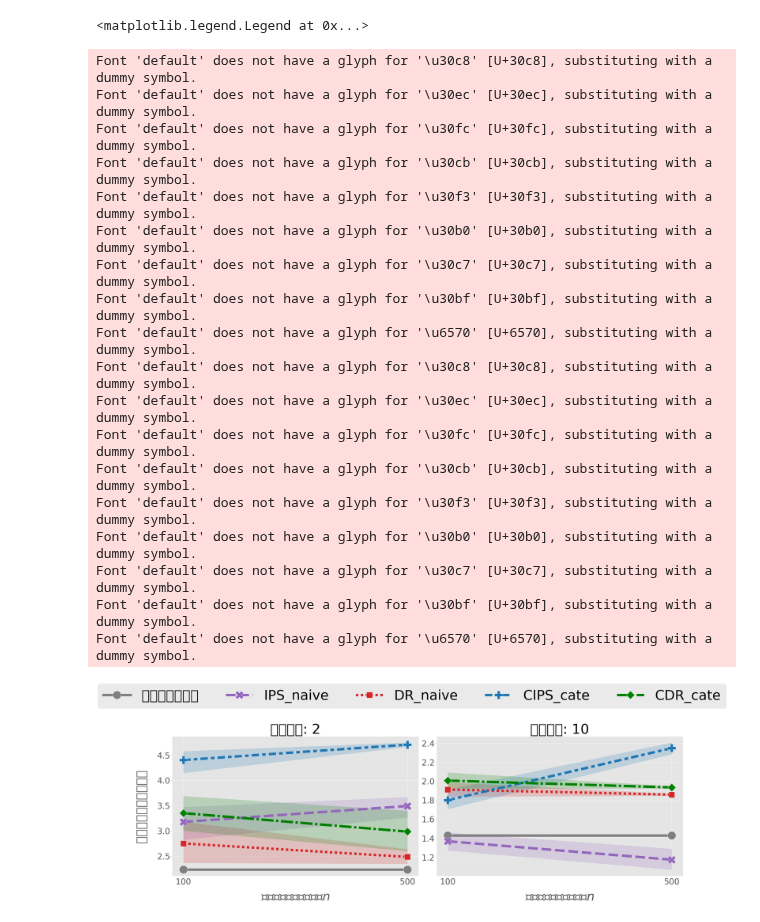
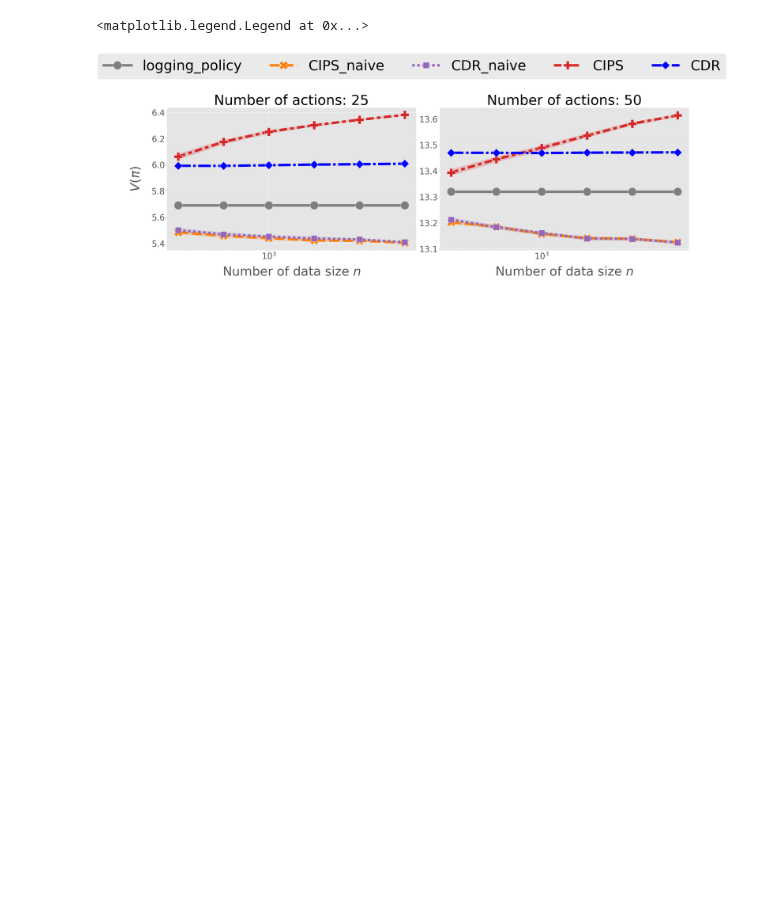
Before and after one commit to RickHub0115/Estimator-for-Offline-Policy-Evaluation-of-Recommending-Multiple-Actions-Considering-Platform-Wide-R, a Jupyter notebook: opl.ipynb, the cells around one changed output. Saved outputs shown, nothing was run; the diff lists cells and outputs as text; code cells hidden in the pictures; blank space fills up the shorter version.

```diff
--- a/opl.ipynb
+++ b/opl.ipynb
@@ -204,17 +25,17 @@ class BasedGradientPolicyLearner_CDR:
 # %%
 ## シミュレーション設定
-num_runs = 10 # シミュレーションの繰り返し回数
-dim_x = 5 # 特徴量xの次元
+num_runs = 100 # シミュレーションの繰り返し回数
+dim_x = 10 # 特徴量xの次元
 num_actions = 2 # 行動数, |A|
 beta = -0.1 # データ収集方策のパラメータ
-max_iter = 5 # エポック数
-test_data_size = 500 # テストデータのサイズ
+max_iter = 20 # エポック数
+test_data_size = 10000 # テストデータのサイズ
 random_state = 12345
 torch.manual_seed(random_state)
 random_ = check_random_state(random_state)
-num_actions_list = [2, 10] # 行動数
-num_data_list = [100, 500] # トレーニングデータのサイズ
-k=1
+num_actions_list = [25, 50] # 行動数
+num_data_list = [250, 500, 1000, 2000, 4000, 8000] # トレーニングデータのサイズ
+k=5
 # %%
 result_df_data_list = []
 for num_actions in num_actions_list:
@@ -256,29 +77,29 @@ for num_actions in num_actions_list:
                 dim_x=dim_x, num_actions=num_actions, max_iter=max_iter, random_state=random_state + _
             )
             ips_naive.fit(offline_logged_data, test_data)
-            pi_ips = ips_naive.predict(test_data)
-            true_value_of_learned_policies["ips-naive"] = (pi_ips * q_x_a_1 + (1 - pi_ips) * q_x_a_0).sum(1).mean()
+            pi_ips_naive = ips_naive.predict(test_data)
+            true_value_of_learned_policies["ips-naive"] = (pi_ips_naive * q_x_a_1 + (1 - pi_ips_naive) * q_x_a_0).sum(1).mean()
             ### CDR_naive
             cdr_naive = BasedGradientPolicyLearner_CDR(
                 dim_x=dim_x, num_actions=num_actions, max_iter=max_iter, random_state=random_state + _
             )
             cdr_naive.fit(offline_logged_data, test_data)
-            pi_cdr = cdr_naive.predict(test_data)
-            true_value_of_learned_policies["cdr-naive"] = (pi_cdr * q_x_a_1 + (1 - pi_cdr) * q_x_a_0).sum(1).mean()
+            pi_cdr_naive = cdr_naive.predict(test_data)
+            true_value_of_learned_policies["cdr-naive"] = (pi_cdr_naive * q_x_a_1 + (1 - pi_cdr_naive) * q_x_a_0).sum(1).mean()
             ### CIPS_cate
             cips_cate = CateBasedGradientPolicyLearner_CIPS(
                 dim_x=dim_x, num_actions=num_actions, max_iter=max_iter, random_state=random_state + _
             )
             cips_cate.fit(offline_logged_data, test_data)
-            pi_cate = cips_cate.predict(test_data)
-            true_value_of_learned_policies["cips-cate"] = (pi_cate * q_x_a_1 + (1 - pi_cate) * q_x_a_0).sum(1).mean()
+            pi_ips_cate = cips_cate.predict(test_data)
+            true_value_of_learned_policies["cips-cate"] = (pi_ips_cate * q_x_a_1 + (1 - pi_ips_cate) * q_x_a_0).sum(1).mean()
             ### CDR_cate
             cdr_cate = CateBasedGradientPolicyLearner_CDR(
                 dim_x=dim_x, num_actions=num_actions, max_iter=max_iter, random_state=random_state + _
             )
             cdr_cate.fit(offline_logged_data, test_data)
-            pi_cdr = cdr_cate.predict(test_data)
-            true_value_of_learned_policies["cdr-cate"] = (pi_cdr * q_x_a_1 + (1 - pi_cdr) * q_x_a_0).sum(1).mean()
+            pi_cdr_cate = cdr_cate.predict(test_data)
+            true_value_of_learned_policies["cdr-cate"] = (pi_cdr_cate * q_x_a_1 + (1 - pi_cdr_cate) * q_x_a_0).sum(1).mean()
 
             test_policy_value_list.append(true_value_of_learned_policies)
 
@@ -293,52 +114,35 @@ for num_actions in num_actions_list:
 # %%
 fig, ax_list = plt.subplots(1, 2, figsize=(28, 9.5), tight_layout=True)
 for i, (num_actions, result_df) in enumerate(zip(num_actions_list, result_df_data_list)):
     ax = ax_list[i]
     sns.lineplot(
         linewidth=9,
         markersize=30,
         markers=True,
         x="num_data",
         y="value",
         hue="method",
         style="method",
         ax=ax,
-        palette=["tab:grey","tab:purple", "tab:red", "tab:blue", "green"], # 考慮したい推定量の数だけ必要
+        palette=["tab:grey","tab:orange", "tab:purple", "tab:red", "blue"], # 考慮したい推定量の数だけ必要
         legend=False,
         data=result_df,
     )
-    ax.set_title(f"行動の数: {num_actions}", fontsize=50)
+    ax.set_title(f"Number of actions: {num_actions}", fontsize=50)
     # yaxis
     if i == 0:
-        ax.set_ylabel("学習された方策の性能", fontsize=45)
+        ax.set_ylabel("$V(\pi)$", fontsize=45)
     else:
         ax.set_ylabel("")
     ax.tick_params(axis="y", labelsize=30)
     ax.yaxis.set_label_coords(-0.1, 0.5)
     # xaxis
-    ax.set_xlabel("トレーニングデータ数$n$", fontsize=45)
+    ax.set_xlabel("Number of data size $n$", fontsize=45)
     ax.set_xticks(num_data_list)
     ax.set_xticklabels(num_data_list, fontsize=30)
     ax.xaxis.set_label_coords(0.5, -0.11)
-fig.legend(["データ収集方策", "IPS_naive", "DR_naive", "CIPS_cate", "CDR_cate"], fontsize=50, bbox_to_anchor=(0.5, 1.13), ncol=5, loc="center")
+    ax.set_xscale("log")
+fig.legend(["logging_policy", "CIPS_naive", "CDR_naive", "CIPS", "CDR"], fontsize=50, bbox_to_anchor=(0.5, 1.13), ncol=5, loc="center")
 # %% [output]
 <matplotlib.legend.Legend at 0x...>
-Font 'default' does not have a glyph for '\u30c8' [U+30c8], substituting with a dummy symbol.
-Font 'default' does not have a glyph for '\u30ec' [U+30ec], substituting with a dummy symbol.
-Font 'default' does not have a glyph for '\u30fc' [U+30fc], substituting with a dummy symbol.
-Font 'default' does not have a glyph for '\u30cb' [U+30cb], substituting with a dummy symbol.
-Font 'default' does not have a glyph for '\u30f3' [U+30f3], substituting with a dummy symbol.
-Font 'default' does not have a glyph for '\u30b0' [U+30b0], substituting with a dummy symbol.
-Font 'default' does not have a glyph for '\u30c7' [U+30c7], substituting with a dummy symbol.
-Font 'default' does not have a glyph for '\u30bf' [U+30bf], substituting with a dummy symbol.
-Font 'default' does not have a glyph for '\u6570' [U+6570], substituting with a dummy symbol.
-Font 'default' does not have a glyph for '\u30c8' [U+30c8], substituting with a dummy symbol.
-Font 'default' does not have a glyph for '\u30ec' [U+30ec], substituting with a dummy symbol.
-Font 'default' does not have a glyph for '\u30fc' [U+30fc], substituting with a dummy symbol.
-Font 'default' does not have a glyph for '\u30cb' [U+30cb], substituting with a dummy symbol.
-Font 'default' does not have a glyph for '\u30f3' [U+30f3], substituting with a dummy symbol.
-Font 'default' does not have a glyph for '\u30b0' [U+30b0], substituting with a dummy symbol.
-Font 'default' does not have a glyph for '\u30c7' [U+30c7], substituting with a dummy symbol.
-Font 'default' does not have a glyph for '\u30bf' [U+30bf], substituting with a dummy symbol.
-Font 'default' does not have a glyph for '\u6570' [U+6570], substituting with a dummy symbol.
-[figure, old version]
+[figure, new version]
```
Also changed, not shown: parts of 2 cells of this notebook, 1 other file.
